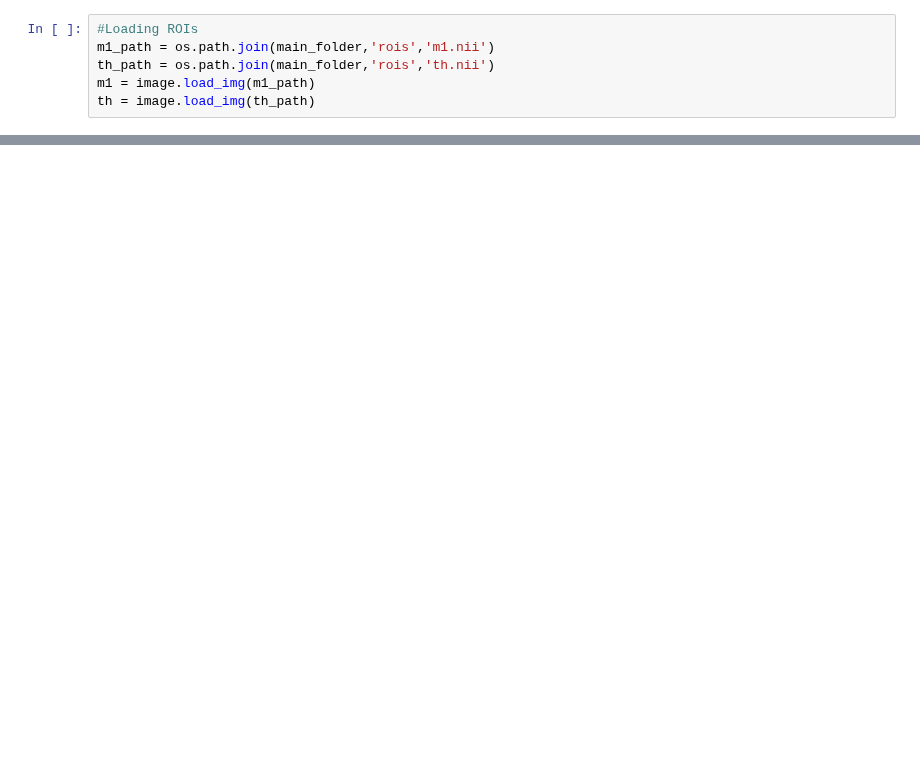
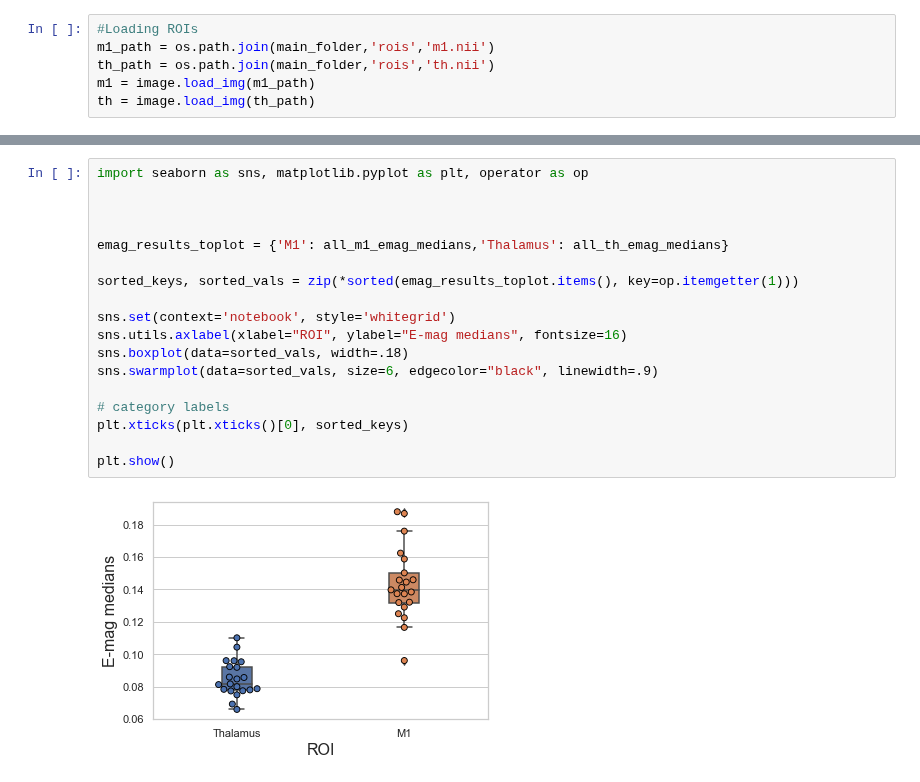
Before and after one commit to davide-aloi/wp1_2_roast, a Jupyter notebook: wp2a_roast_dcm_analysis.ipynb, the cells around one changed output, grey strips where cells are left out. Saved outputs shown, nothing was run; the diff lists cells and outputs as text; blank space fills up the shorter version.

Commit message:
jupyter-notebook updated

```diff
--- a/wp2a_roast_dcm_analysis.ipynb
+++ b/wp2a_roast_dcm_analysis.ipynb
@@ -219,0 +230,20 @@ emag_map.get_fdata().shape
+# %%
+import seaborn as sns, matplotlib.pyplot as plt, operator as op
+
+
+
+emag_results_toplot = {'M1': all_m1_emag_medians,'Thalamus': all_th_emag_medians}
+
+sorted_keys, sorted_vals = zip(*sorted(emag_results_toplot.items(), key=op.itemgetter(1)))
+
+sns.set(context='notebook', style='whitegrid')
+sns.utils.axlabel(xlabel="ROI", ylabel="E-mag medians", fontsize=16)
+sns.boxplot(data=sorted_vals, width=.18)
+sns.swarmplot(data=sorted_vals, size=6, edgecolor="black", linewidth=.9)
+
+# category labels
+plt.xticks(plt.xticks()[0], sorted_keys)
+
+plt.show()
+# %% [output]
+[figure, added]
```
Also changed, not shown: parts of 8 cells of this notebook.
